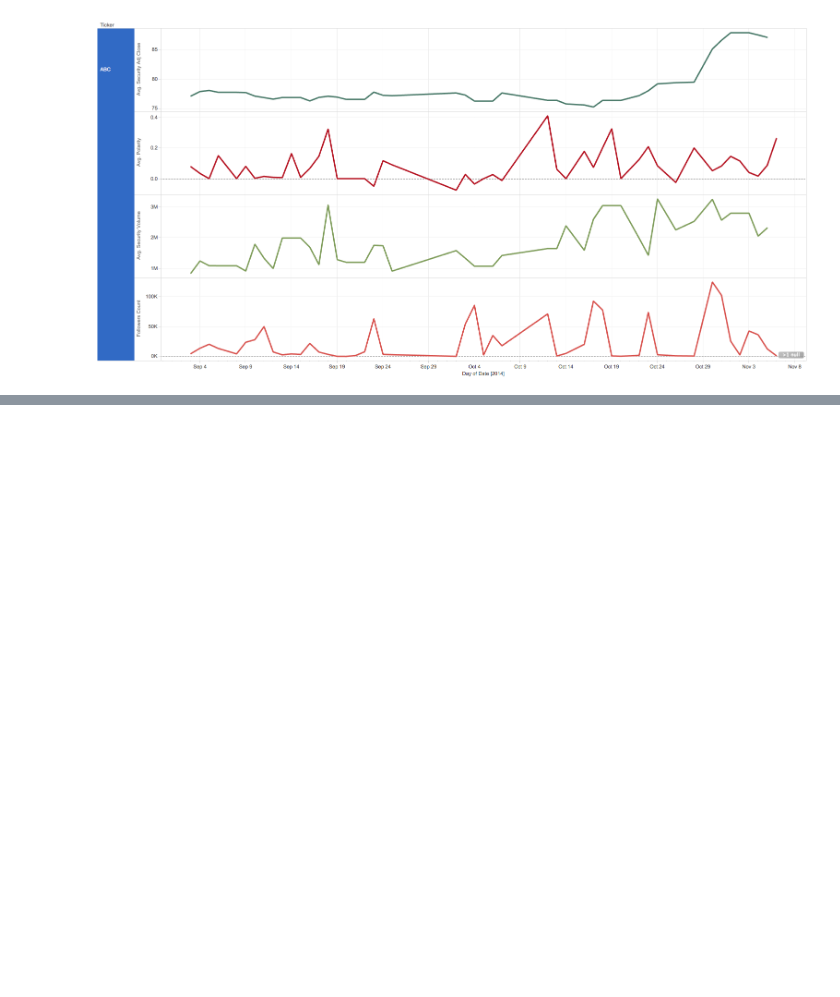
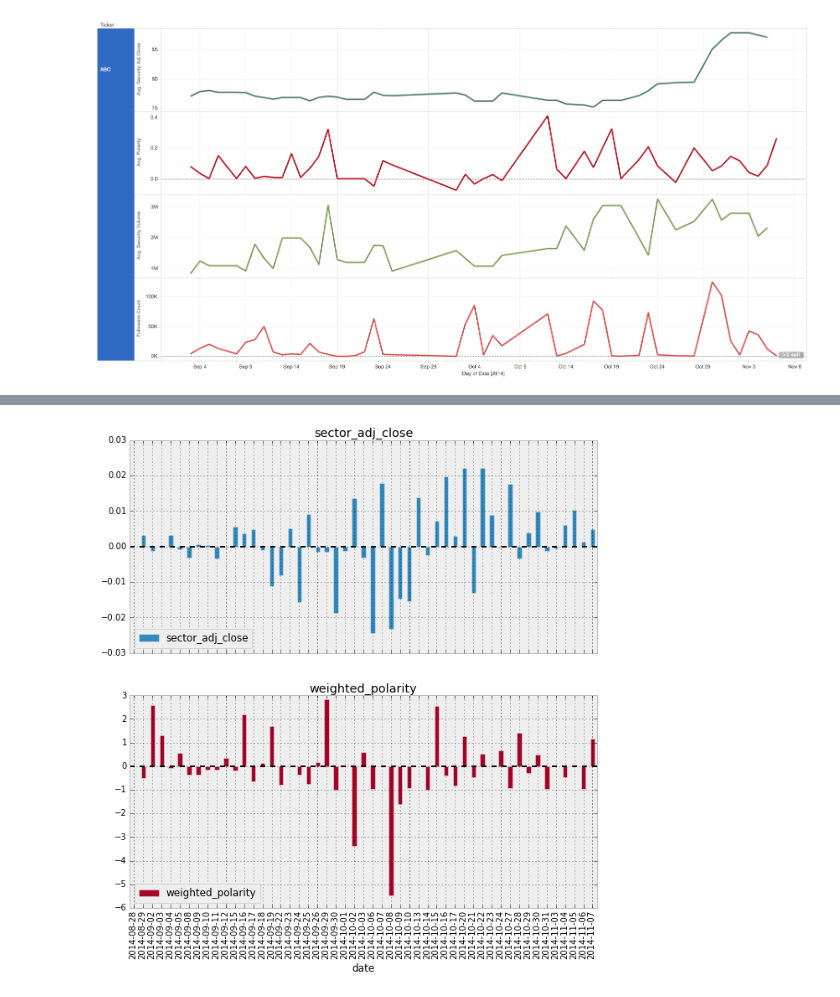
Before and after one commit to bcutrell/ga_data_science, a Jupyter notebook: final_project/equitweet.ipynb, the cells around one changed output, grey strips where cells are left out. Saved outputs shown, nothing was run; the diff lists cells and outputs as text; code cells hidden in the pictures; blank space fills up the shorter version.

```diff
--- a/final_project/equitweet.ipynb
+++ b/final_project/equitweet.ipynb
@@ -323,0 +465,4 @@ Image('/Users/bcutrell/python/ga_data_science/final_project/img/abc_stock.png',
+# %%
+run_pct_chg_graph_for('Industrials')
+# %% [output]
+[figure, added]
```
Also changed, not shown: parts of 55 cells of this notebook, 1 other file.
